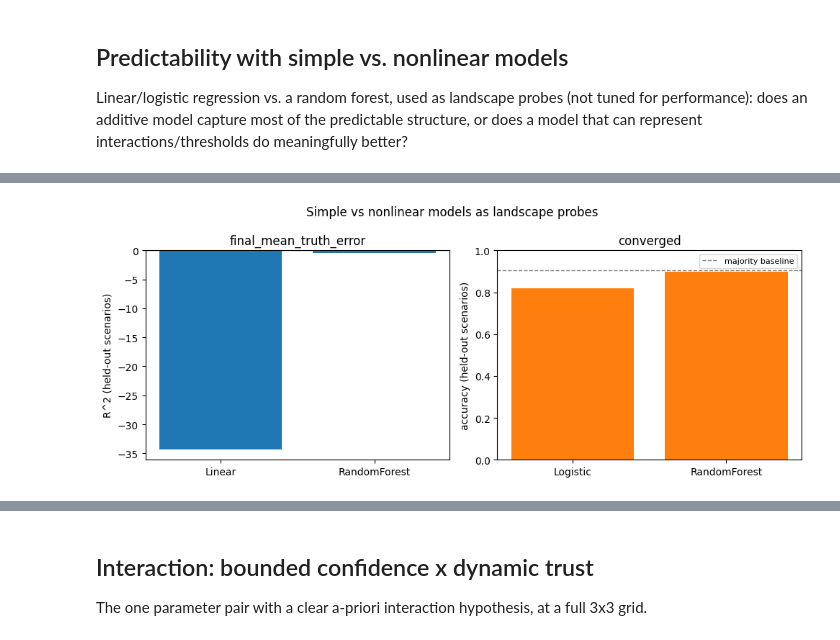
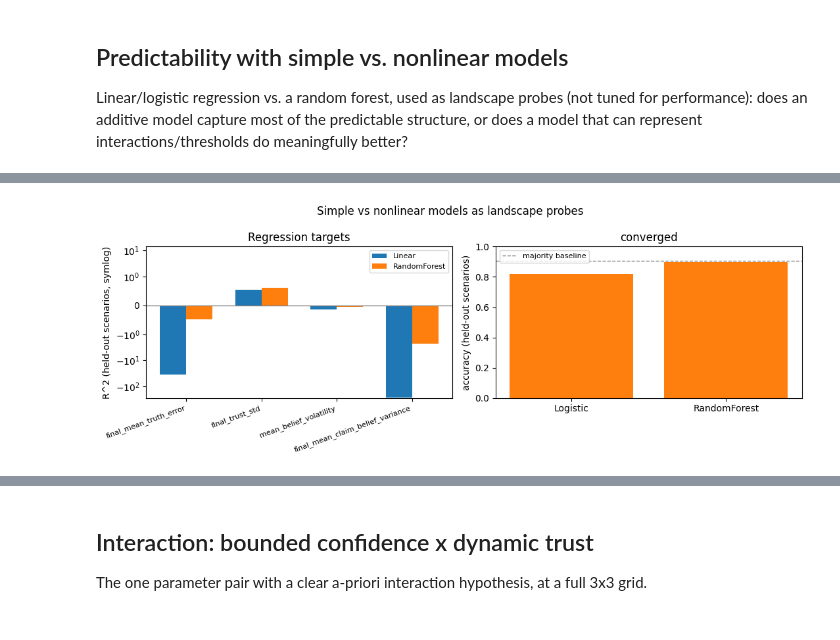
Before and after one commit to samueltesfai/sim-lab, a Jupyter notebook: notebooks/experiments/2026-08-08-baseline-behavior-sweep.ipynb, the cells around one changed output, grey strips where cells are left out. Drawn from its saved outputs; the diff is of its cells as text; code cells hidden in the pictures.

```diff
--- a/notebooks/experiments/2026-08-08-baseline-behavior-sweep.ipynb
+++ b/notebooks/experiments/2026-08-08-baseline-behavior-sweep.ipynb
@@ -574,34 +574,52 @@ feature_cols = [
     "agent_action_cost.VERIFY_mean",
     "num_agents",
 ]
-model_df = truth_anchored.dropna(subset=feature_cols + ["final_mean_truth_error"])
+# EDIT: continuous outcome targets to probe -- compare each one's R^2 against
+# its scenario-driven variance share above; low-share targets aren't expected
+# to be very predictable from these features no matter the model.
+regression_targets = [
+    "final_mean_truth_error",
+    "final_trust_std",
+    "mean_belief_volatility",
+    "final_mean_claim_belief_variance",
+]
+# EDIT: binary outcome target to probe (skipped automatically if it's constant
+# -- most binary outcome labels here are close to constant, see Outcome diversity).
+binary_target = "converged"
+
+model_df = truth_anchored.dropna(
+    subset=feature_cols + regression_targets + [binary_target]
+)
 X = model_df[feature_cols].values
-y = model_df["final_mean_truth_error"].values
-# Group by scenario_fingerprint, not row-level shuffling: every seed replicate
-# of a scenario has an identical feature vector (feature_cols is derived purely
-# from config, not from seed-dependent state like the graph or initial beliefs),
-# so a row-level split would put replicates of the same scenario in both train
-# and test. A model can then score well by recognizing a scenario it already
-# saw during training and averaging its other seeds, which measures memorization
-# of seen configurations, not predictive generalization to unseen ones.
+# Grouped by scenario_fingerprint rather than shuffled row-level, since every
+# seed replicate of a scenario shares an identical feature vector -- a
+# row-level split would let a model "recognize" a scenario it already saw in
+# training rather than generalizing to a held-out one.
 groups = model_df["scenario_fingerprint"].values
 gkf = GroupKFold(n_splits=5)
-lin_r2 = cross_val_score(LinearRegression(), X, y, cv=gkf, groups=groups, scoring="r2")
-rf_r2 = cross_val_score(
-    RandomForestRegressor(n_estimators=200, random_state=0),
-    X,
-    y,
-    cv=gkf,
-    groups=groups,
-    scoring="r2",
-)
-print(
-    "final_mean_truth_error ~ swept params -- 5-fold grouped CV R^2 (held-out scenarios)"
-)
-print(f"  LinearRegression: {lin_r2.mean():.3f} +- {lin_r2.std():.3f}")
-print(f"  RandomForest:     {rf_r2.mean():.3f} +- {rf_r2.std():.3f}")
 
-y_bin = model_df["converged"].astype(int).values
+regression_results = []
+for target in regression_targets:
+    y = model_df[target].values
+    lin_r2 = cross_val_score(
+        LinearRegression(), X, y, cv=gkf, groups=groups, scoring="r2"
+    )
+    rf_r2 = cross_val_score(
+        RandomForestRegressor(n_estimators=200, random_state=0),
+        X,
+        y,
+        cv=gkf,
+        groups=groups,
+        scoring="r2",
+    )
+    regression_results.append(
+        {"target": target, "Linear": lin_r2.mean(), "RandomForest": rf_r2.mean()}
+    )
+regression_df = pd.DataFrame(regression_results).set_index("target")
+print("5-fold grouped CV R^2 (held-out scenarios)")
+print(regression_df.round(3).to_string())
+
+y_bin = model_df[binary_target].astype(int).values
 logit_acc = rf_acc = None
 if len(np.unique(y_bin)) > 1:
     logit_acc = cross_val_score(
@@ -621,24 +639,34 @@ if len(np.unique(y_bin)) > 1:
         scoring="accuracy",
     )
     print(
-        f"converged ~ swept params -- 5-fold grouped CV accuracy (majority baseline = {max(y_bin.mean(), 1 - y_bin.mean()):.3f})"
+        f"\n{binary_target} ~ swept params -- 5-fold grouped CV accuracy (majority baseline = {max(y_bin.mean(), 1 - y_bin.mean()):.3f})"
     )
     print(f"  LogisticRegression: {logit_acc.mean():.3f}")
     print(f"  RandomForest:       {rf_acc.mean():.3f}")
+else:
+    print(
+        f"\n{binary_target} is constant in model_df -- skipping the classification probe."
+    )
 
 # R^2 is unbounded below (a model can do worse than predicting the mean),
 # while accuracy is bounded to [0, 1] -- separate axes rather than forcing
-# both onto one [0, 1] scale, which would hide negative R^2 entirely.
-fig, (ax1, ax2) = plt.subplots(1, 2, figsize=(10, 4))
-model_labels = ["Linear", "RandomForest"]
-bars_x = np.arange(2)
-ax1.bar(bars_x, [lin_r2.mean(), rf_r2.mean()], color="tab:blue")
+# both onto one [0, 1] scale, which would hide negative R^2 entirely. Some
+# targets' R^2 can be extremely negative while others sit near [-1, 1] --
+# symlog keeps the near-zero targets readable instead of flattened by scale.
+fig, (ax1, ax2) = plt.subplots(1, 2, figsize=(11, 4))
+x = np.arange(len(regression_targets))
+width = 0.35
+ax1.bar(x - width / 2, regression_df["Linear"], width, label="Linear")
+ax1.bar(x + width / 2, regression_df["RandomForest"], width, label="RandomForest")
 ax1.axhline(0, color="gray", linewidth=1)
-ax1.set_xticks(bars_x)
-ax1.set_xticklabels(model_labels)
-ax1.set_ylabel("R^2 (held-out scenarios)")
-ax1.set_title("final_mean_truth_error")
+ax1.set_yscale("symlog", linthresh=1)
+ax1.set_xticks(x)
+ax1.set_xticklabels(regression_targets, rotation=20, ha="right", fontsize=8)
+ax1.set_ylabel("R^2 (held-out scenarios, symlog)")
+ax1.set_title("Regression targets")
+ax1.legend(fontsize=8)
 if logit_acc is not None:
+    bars_x = np.arange(2)
     ax2.bar(bars_x, [logit_acc.mean(), rf_acc.mean()], color="tab:orange")
     ax2.axhline(
         y_bin.mean() if y_bin.mean() >= 0.5 else 1 - y_bin.mean(),
@@ -651,7 +679,7 @@ if logit_acc is not None:
     ax2.set_xticklabels(["Logistic", "RandomForest"])
     ax2.set_ylim(0, 1)
     ax2.set_ylabel("accuracy (held-out scenarios)")
-    ax2.set_title("converged")
+    ax2.set_title(binary_target)
     ax2.legend(fontsize=8)
 fig.suptitle("Simple vs nonlinear models as landscape probes")
 plt.tight_layout()
@@ -663,4 +696,4 @@ final_mean_truth_error ~ swept params -- 5-fold grouped CV R^2 (held-out scenari
 converged ~ swept params -- 5-fold grouped CV accuracy (majority baseline = 0.904)
   LogisticRegression: 0.818
   RandomForest:       0.898
-[figure, old version]
+[figure, new version]
```
Also changed, not shown: parts of 7 cells of this notebook, 1 other file.
